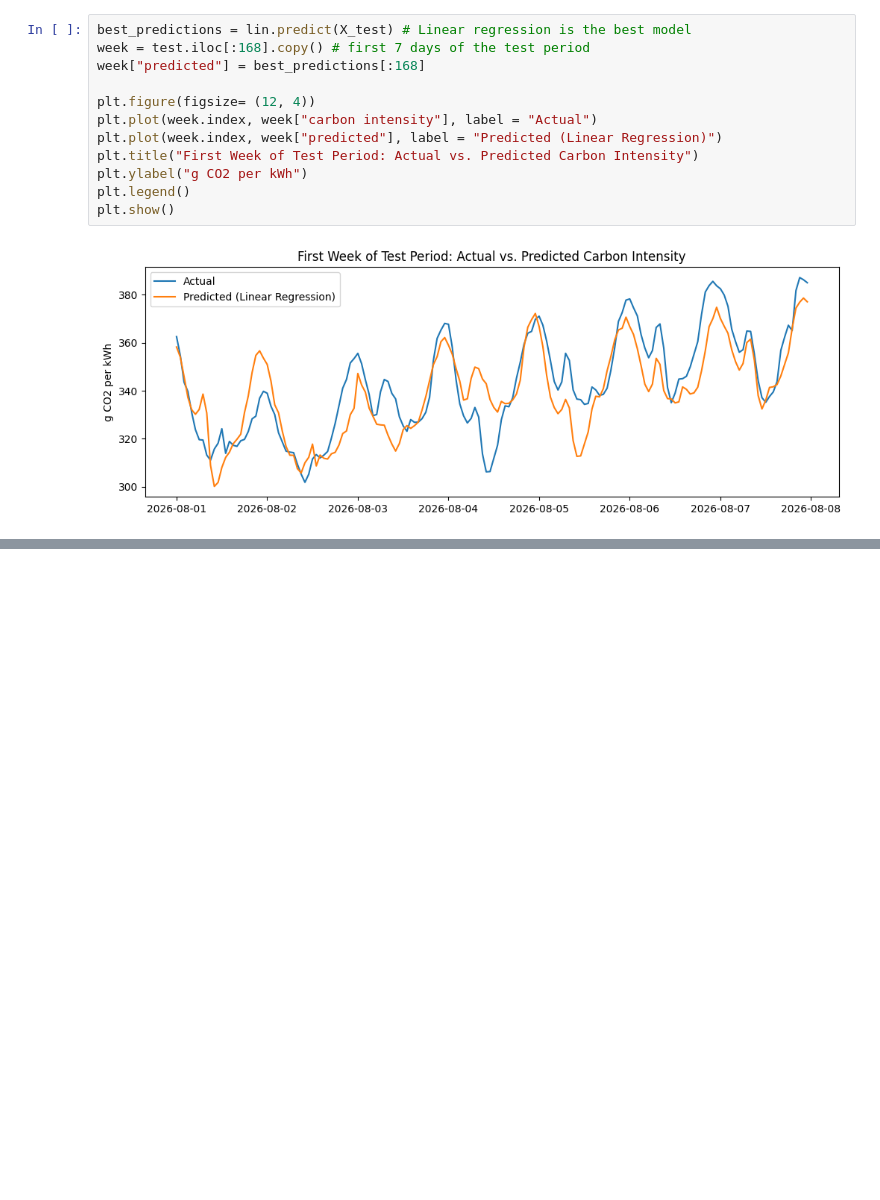
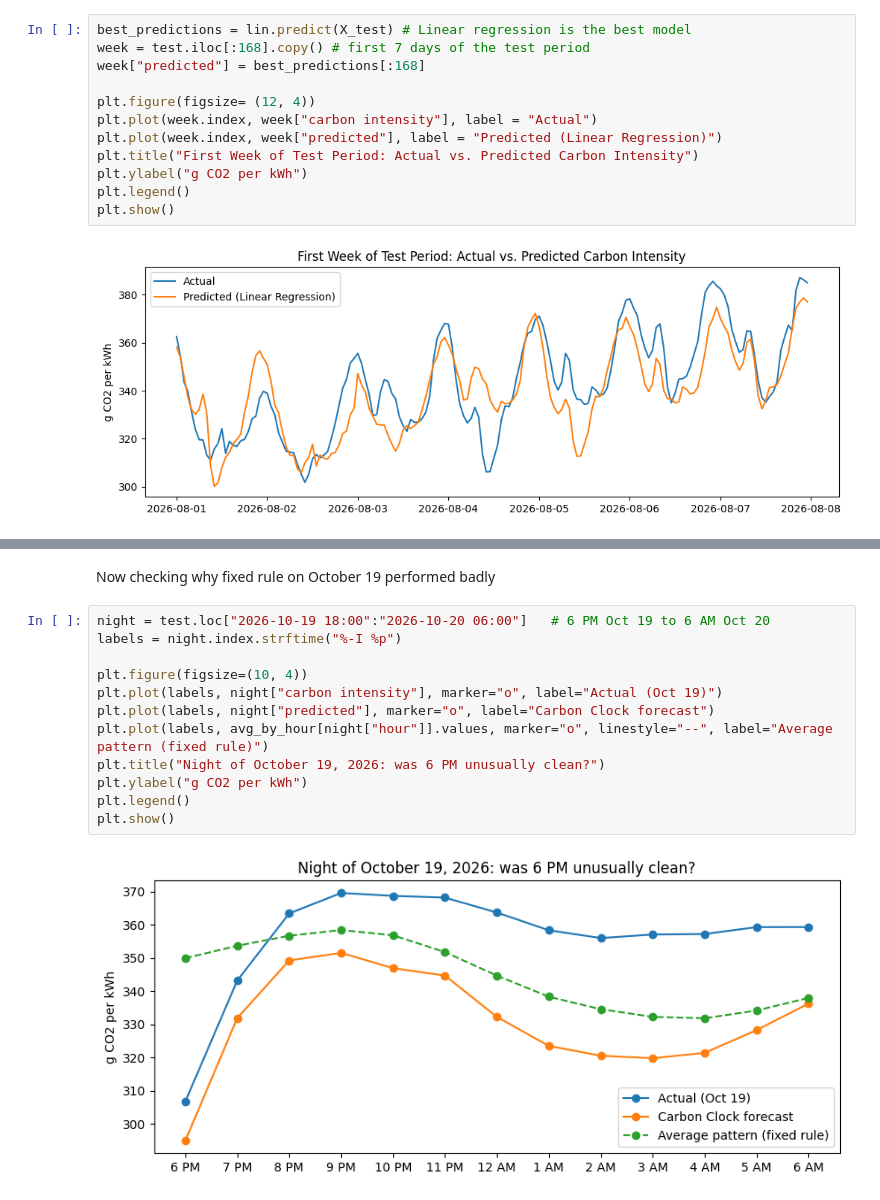
Before and after one commit to drgdlr09/Carbon_Clock, a Jupyter notebook: Carbon_Clock.ipynb, the cells around one changed output, grey strips where cells are left out. Drawn from its saved outputs; the diff is of its cells as text; blank space fills up the shorter version.

```diff
--- a/Carbon_Clock.ipynb
+++ b/Carbon_Clock.ipynb
@@ -284 +282,17 @@ Worst night for fixed rule: 2026-10-19
+# %% [markdown]
+Now checking why fixed rule on October 19 performed badly
+# %%
+night = test.loc["2026-10-19 18:00":"2026-10-20 06:00"]   # 6 PM Oct 19 to 6 AM Oct 20
+labels = night.index.strftime("%-I %p")
+
+plt.figure(figsize=(10, 4))
+plt.plot(labels, night["carbon intensity"], marker="o", label="Actual (Oct 19)")
+plt.plot(labels, night["predicted"], marker="o", label="Carbon Clock forecast")
+plt.plot(labels, avg_by_hour[night["hour"]].values, marker="o", linestyle="--", label="Average pattern (fixed rule)")
+plt.title("Night of October 19, 2026: was 6 PM unusually clean?")
+plt.ylabel("g CO2 per kWh")
+plt.legend()
+plt.show()
+# %% [output]
+[figure, added]
 # %%
```
Also changed, not shown: parts of 18 cells of this notebook.
